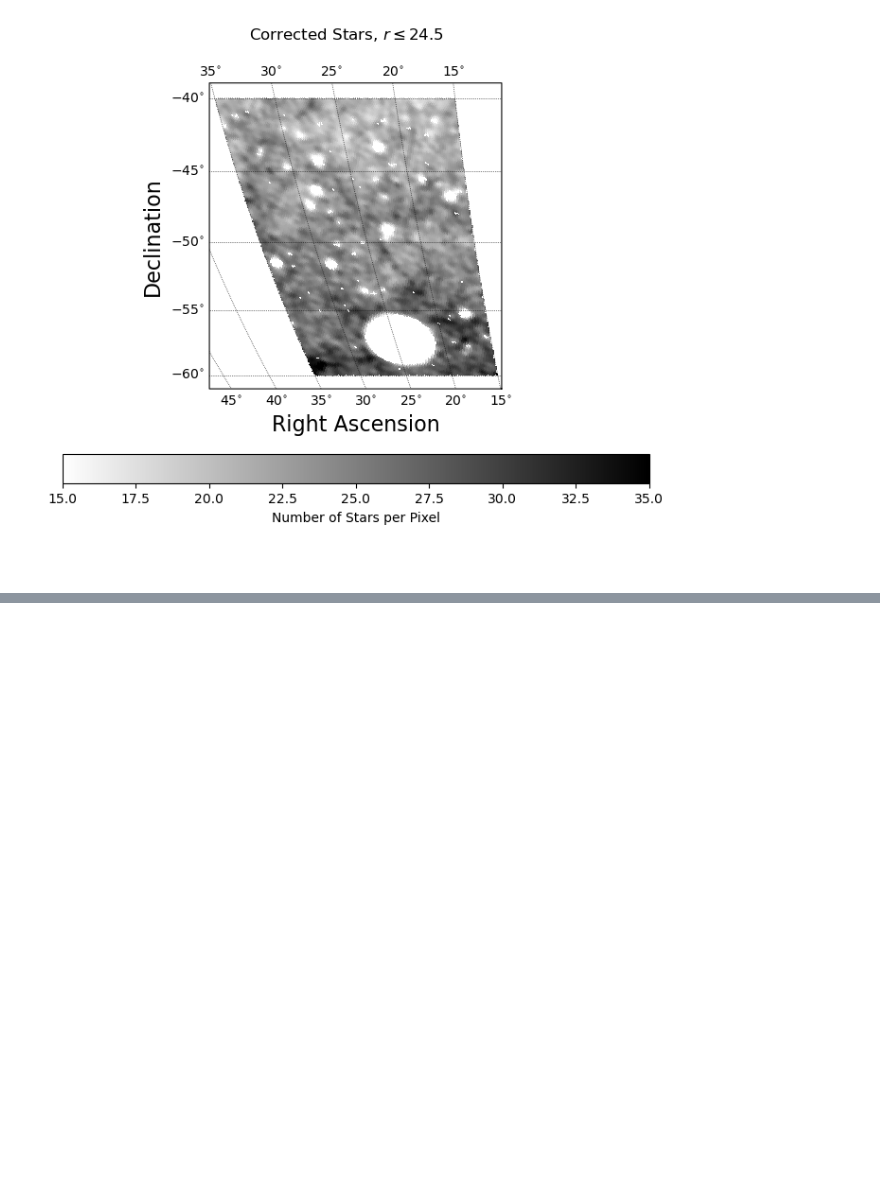
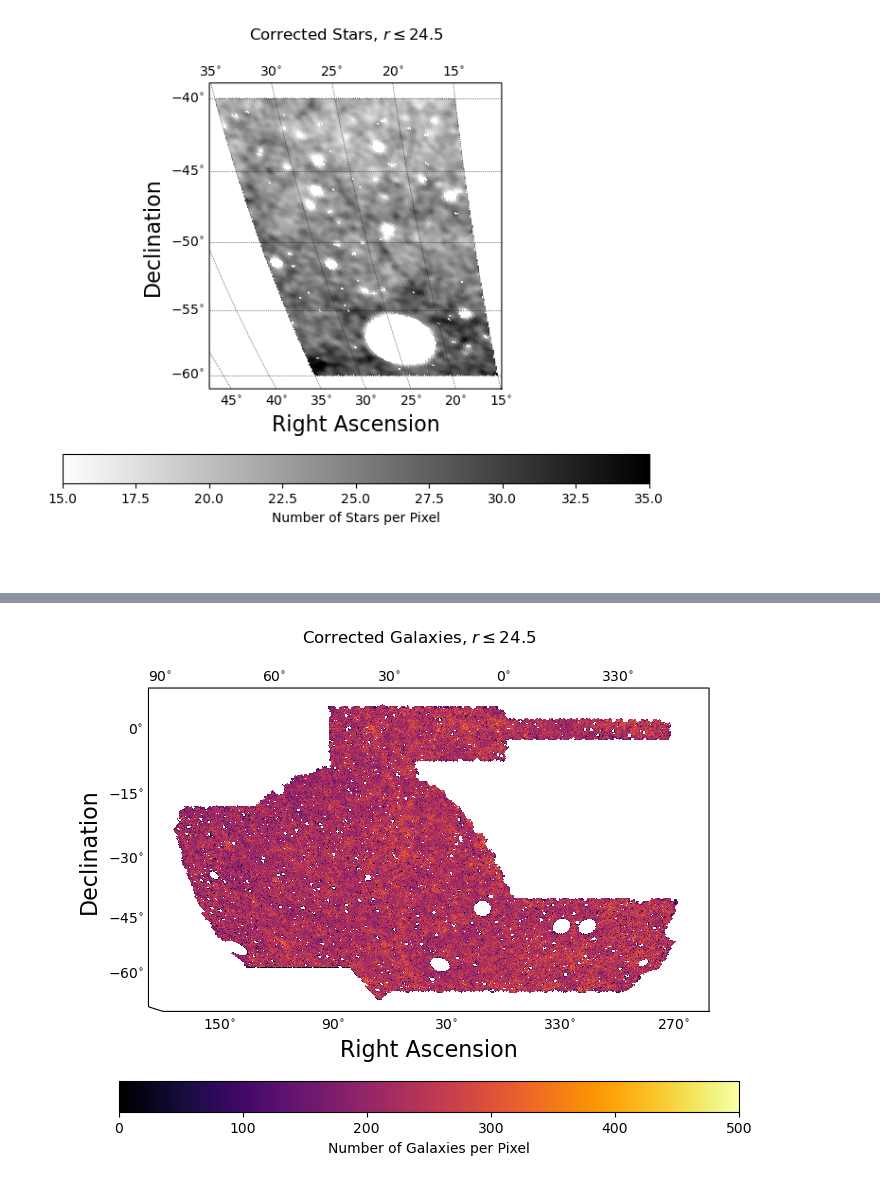
Before and after one commit to Kyle-Boone/SSI-Research, a Jupyter notebook: StarWeights/FinalPipeline/CorrectionPipeline.ipynb, the cells around one changed output, grey strips where cells are left out. Cells and saved outputs as stored; diff of their text form; code cells hidden in the pictures; blank space fills up the shorter version.

```diff
--- a/StarWeights/FinalPipeline/CorrectionPipeline.ipynb
+++ b/StarWeights/FinalPipeline/CorrectionPipeline.ipynb
@@ -705,6 +701,6 @@ for i in np.arange(numMagBins):
 # %%
 corrStar = np.sum(corrStarBins, axis = 0)
-# corrGala = np.sum(corrGalaBins, axis = 0)
+corrGala = np.sum(corrGalaBins, axis = 0)
 # %% [markdown]
 ## Crops to Phoenix
 # %%
@@ -795,10 +793,12 @@ plt.show()
 # %%
-# # The default DES projection is a McBrydeSkymap.
-# fig = plt.figure(1, figsize=(8, 6))
-# ax = fig.add_subplot(111)
-# sp = skyproj.DESSkyproj(ax=ax, gridlines = False)
-# sp.draw_hspmap(hspGalaCorr, cmap = 'inferno')
-# plt.clim(galaMin, galaMax)
-# plt.colorbar(location = 'bottom', label = 'Number of Galaxies per Pixel')
-# fig.suptitle(r'Corrected Galaxies, $r\leq 24.5$')
-# plt.show()
+# The default DES projection is a McBrydeSkymap.
+fig = plt.figure(1, figsize=(8, 6))
+ax = fig.add_subplot(111)
+sp = skyproj.DESSkyproj(ax=ax, gridlines = False)
+sp.draw_hspmap(hspGalaCorr, cmap = 'inferno')
+plt.clim(galaMin, galaMax)
+plt.colorbar(location = 'bottom', label = 'Number of Galaxies per Pixel')
+fig.suptitle(r'Corrected Galaxies, $r\leq 24.5$')
+plt.show()
+# %% [output]
+[figure, added]
```
Also changed, not shown: parts of 10 cells of this notebook, 1 other file.
